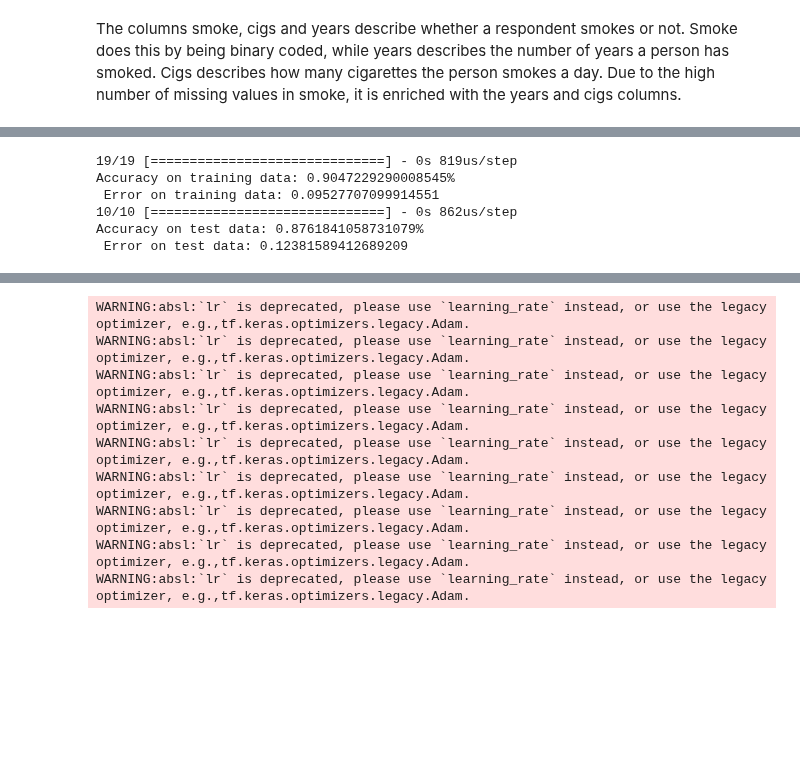
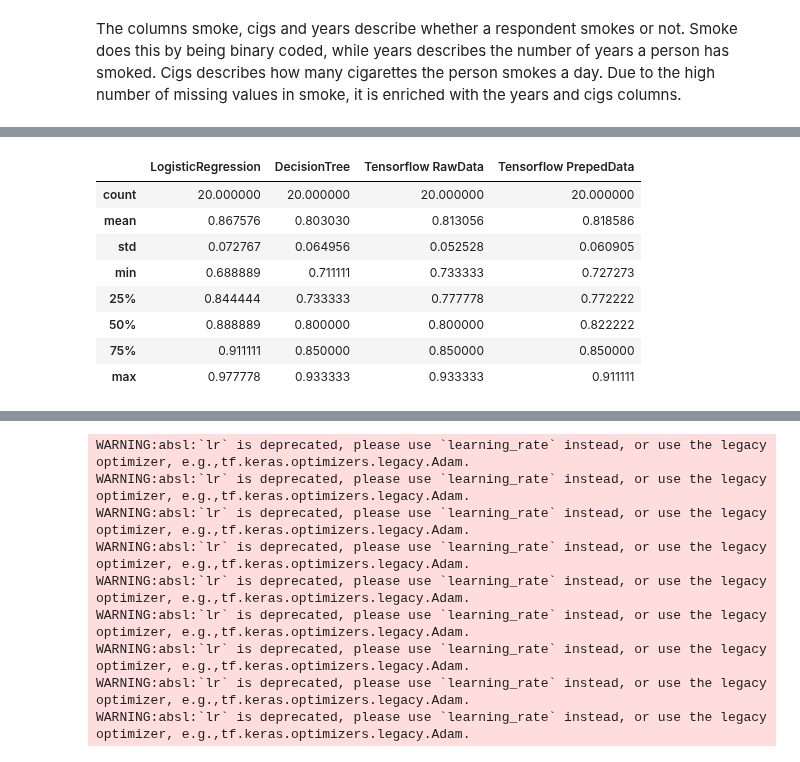
Before and after one commit to FinnHuelsbusch/UniMannheim-DataMining, a Jupyter notebook: notebook.ipynb, the cells around one changed output, grey strips where cells are left out. Saved outputs shown, nothing was run; the diff lists cells and outputs as text; code cells hidden in the pictures; blank space fills up the shorter version.

```diff
--- a/notebook.ipynb
+++ b/notebook.ipynb
@@ -408,6 +404,7 @@ Accuracy: 0.7955555555555556
 # %%
 from sklearn.linear_model import LogisticRegression
-logreg = LogisticRegression(max_iter=10000000)
-logreg.fit(X_train, y_train)
-y_pred = logreg.predict(X_test)
-print('Accuracy of logistic regression classifier on test set: {:.2f}'.format(logreg.score(X_test, y_test)))
+def logReg(X_train, X_test, y_train, y_test):
+    X_train, X_test, y_train, y_test = prepData(X_train, X_test, y_train, y_test)
+    logreg = LogisticRegression(max_iter=10000000)
+    logreg.fit(X_train, y_train)
+    return logreg.score(X_test, y_test)
@@ -474,16 +423,0 @@ Accuracy on test data: 0.7770886421203613
-# %%
-pred_train= model.predict(X_train)
-scores = model.evaluate(X_train, y_train, verbose=0)
-print('Accuracy on training data: {} \n Error on training data: {}'.format(scores[1], 1 - scores[1]))
-
-
-pred_test= model.predict(X_test)
-scores2 = model.evaluate(X_test, y_test, verbose=0)
-print('Accuracy on test data: {} \n Error on test data: {}'.format(scores2[1], 1 - scores2[1]))
-# %% [output]
-19/19 [==============================] - 0s 819us/step
-Accuracy on training data: 0.9047229290008545%
- Error on training data: 0.09527707099914551
-10/10 [==============================] - 0s 862us/step
-Accuracy on test data: 0.8761841058731079%
- Error on test data: 0.12381589412689209
@@ -489,0 +468,42 @@ Accuracy on test data: 0.8761841058731079%
+# %%
+from sklearn.model_selection import KFold
+score = {
+    "LogisticRegression": [],
+    "DecisionTree": [],
+    "Tensorflow RawData": [],
+    "Tensorflow PrepedData":[]
+    }
+
+X = df.loc[:,(df.columns!= 'num') & (df.columns != 'dataset') ].copy(deep=True)
+y = df.loc[: , (df.columns== 'num')].values.ravel().copy()
+
+
+
+kf = KFold(n_splits=20)
+for train_index , test_index in kf.split(X):
+    X_train , X_test = X.iloc[train_index,:],X.iloc[test_index,:]
+    y_train , y_test = y[train_index] , y[test_index]
+
+    fixCommonEncodingErrors = FixCommonEncodingErrors().fit(X_train,y_train)
+    X_train = fixCommonEncodingErrors.transform(X_train)
+    X_test = fixCommonEncodingErrors.transform(X_test)
+
+    score['LogisticRegression'].append(logReg(X_train, X_test, y_train, y_test))
+    score['DecisionTree'].append(dt(X_train, X_test, y_train, y_test))
+    score['Tensorflow RawData'].append(dt(X_train, X_test, y_train, y_test))
+    score['Tensorflow PrepedData'].append(dt(X_train, X_test, y_train, y_test))
+
+
+dfScore = pd.DataFrame.from_dict(score)
+# %%
+dfScore.describe()
+# %% [output]
+|  | LogisticRegression | DecisionTree | Tensorflow RawData | Tensorflow PrepedData |
+| count | 20.000000 | 20.000000 | 20.000000 | 20.000000 |
+| mean | 0.867576 | 0.803030 | 0.813056 | 0.818586 |
+| std | 0.072767 | 0.064956 | 0.052528 | 0.060905 |
+| min | 0.688889 | 0.711111 | 0.733333 | 0.727273 |
+| 25% | 0.844444 | 0.733333 | 0.777778 | 0.772222 |
+| 50% | 0.888889 | 0.800000 | 0.800000 | 0.822222 |
+| 75% | 0.911111 | 0.850000 | 0.850000 | 0.850000 |
+| max | 0.977778 | 0.933333 | 0.933333 | 0.911111 |
```
Also changed, not shown: parts of 11 cells of this notebook.
